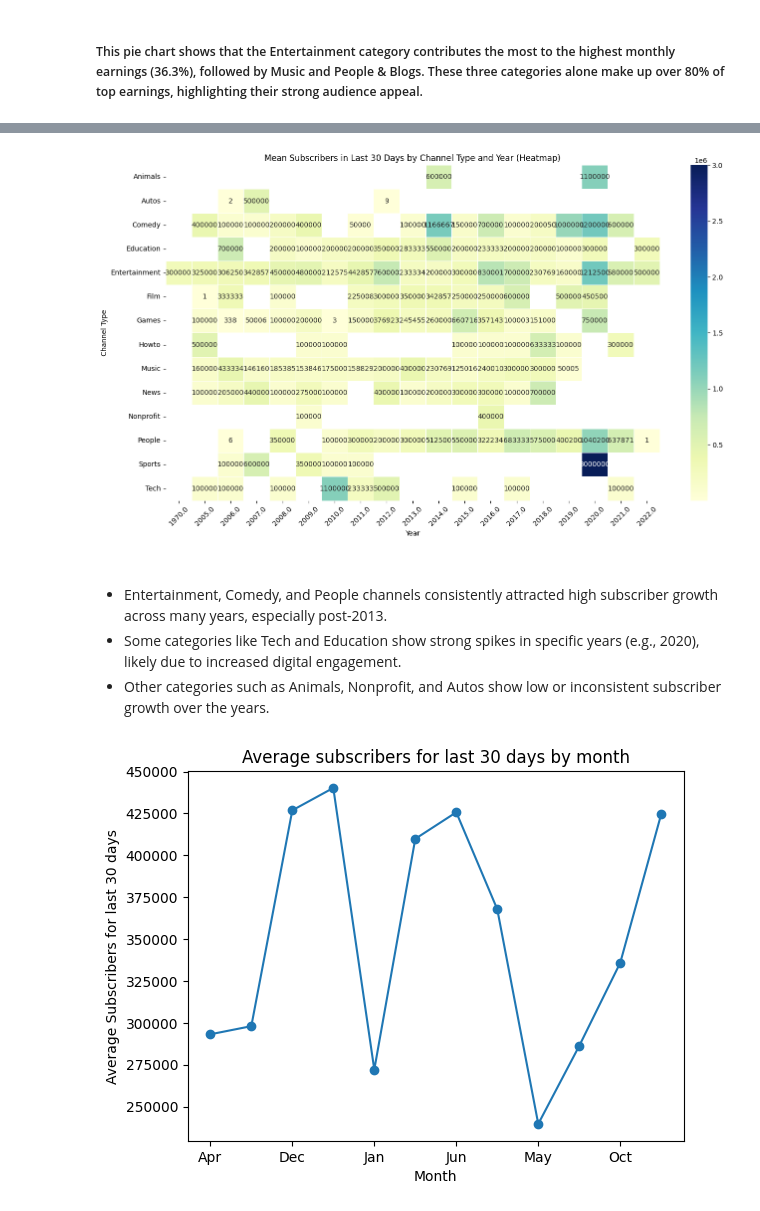
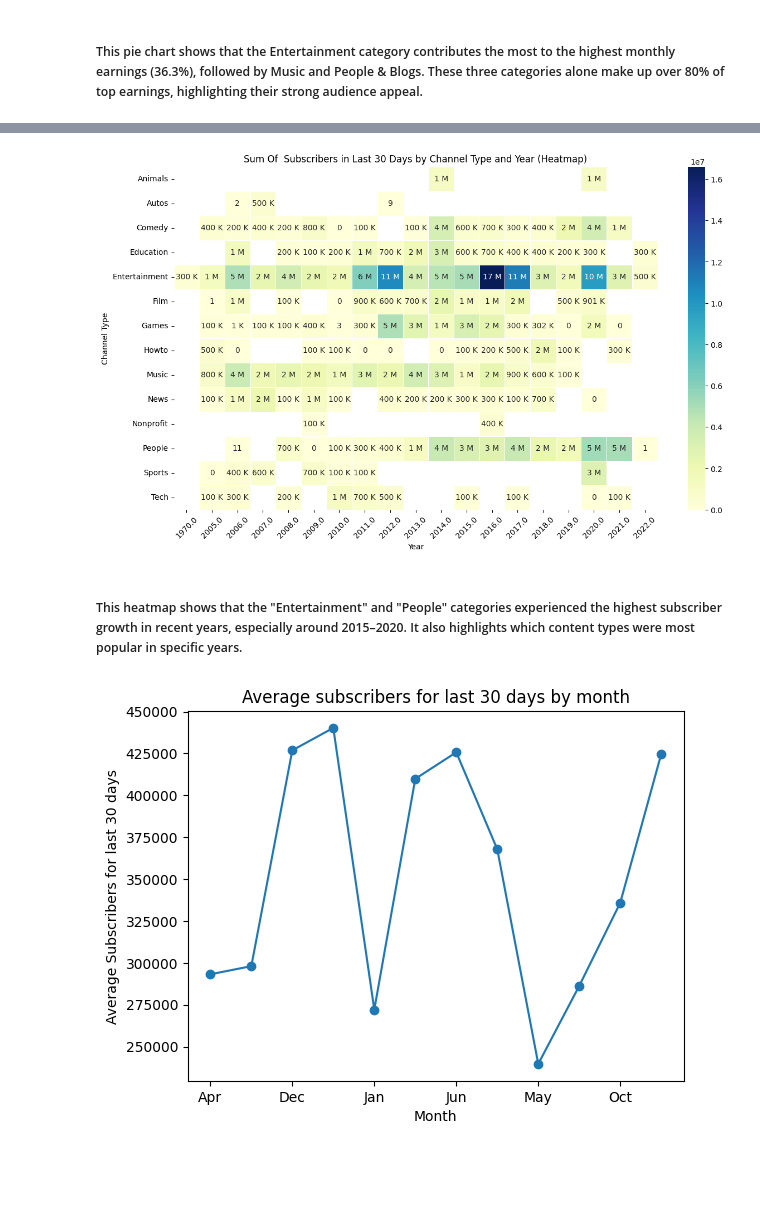
Before and after one commit to vyomkorat/Tops-Tech, a Jupyter notebook: Project1/Global YT.ipynb, the cells around one changed output, grey strips where cells are left out. Drawn from its saved outputs; the diff is of its cells as text; code cells hidden in the pictures; blank space fills up the shorter version.

```diff
--- a/Project1/Global YT.ipynb
+++ b/Project1/Global YT.ipynb
@@ -537,5 +602,5 @@ plt.show()
 # %% [markdown]
 ##### This pie chart shows that the Entertainment category contributes the most to the highest monthly earnings (36.3%), followed by Music and People & Blogs. These three categories alone make up over 80% of top earnings, highlighting their strong audience appeal.
 # %%
-channel_created_subscribers_mean=data.groupby(['channel_type','created_year'])['subscribers_for_last_30_days'].mean().unstack()
+channel_created_subscribers_sum=data.groupby(['channel_type','created_year'])['subscribers_for_last_30_days'].sum().unstack()
 # %%
@@ -560,20 +625,29 @@ channel_created_subscribers_mean
 # %%
+def millions(val):
+    if np.isnan(val):
+        return ""
+    elif val >= 1_000_000:
+        return f"{val / 1_000_000:.0f} M"
+    elif val >= 1_000:
+        return f"{val / 1_000:.0f} K"
+    else:
+        return str(int(val))
+
+
+annot = channel_created_subscribers_sum.apply(np.vectorize(millions))
+
+
 plt.figure(figsize=(14, 8))
-sns.heatmap(channel_created_subscribers_mean, cmap='YlGnBu', annot=True, fmt=".0f", linewidths=0.5)
-
-plt.title('Mean Subscribers in Last 30 Days by Channel Type and Year (Heatmap)')
+sns.heatmap(channel_created_subscribers_sum, cmap='YlGnBu', annot=annot, fmt='', linewidths=0.5)
+plt.title('Sum Of  Subscribers in Last 30 Days by Channel Type and Year (Heatmap)')
 plt.xlabel('Year')
 plt.ylabel('Channel Type')
 plt.xticks(rotation=45)
-plt.tight_layout()
 plt.show()
 # %% [output]
-[figure, old version]
+[figure, new version]
 # %% [markdown]
-#####
-* Entertainment, Comedy, and People channels consistently attracted high subscriber growth across many years, especially post-2013.
-* Some categories like Tech and Education show strong spikes in specific years (e.g., 2020), likely due to increased digital engagement.
-* Other categories such as Animals, Nonprofit, and Autos show low or inconsistent subscriber growth over the years.
+##### This heatmap shows that the "Entertainment" and "People" categories experienced the highest subscriber growth in recent years, especially around 2015–2020. It also highlights which content types were most popular in specific years.
 # %%
 data.groupby('created_month')['subscribers_for_last_30_days'].mean().plot(kind='line',marker='o')
 plt.title('Average subscribers for last 30 days by month')
```
Also changed, not shown: parts of 17 cells of this notebook, 1 other file.
